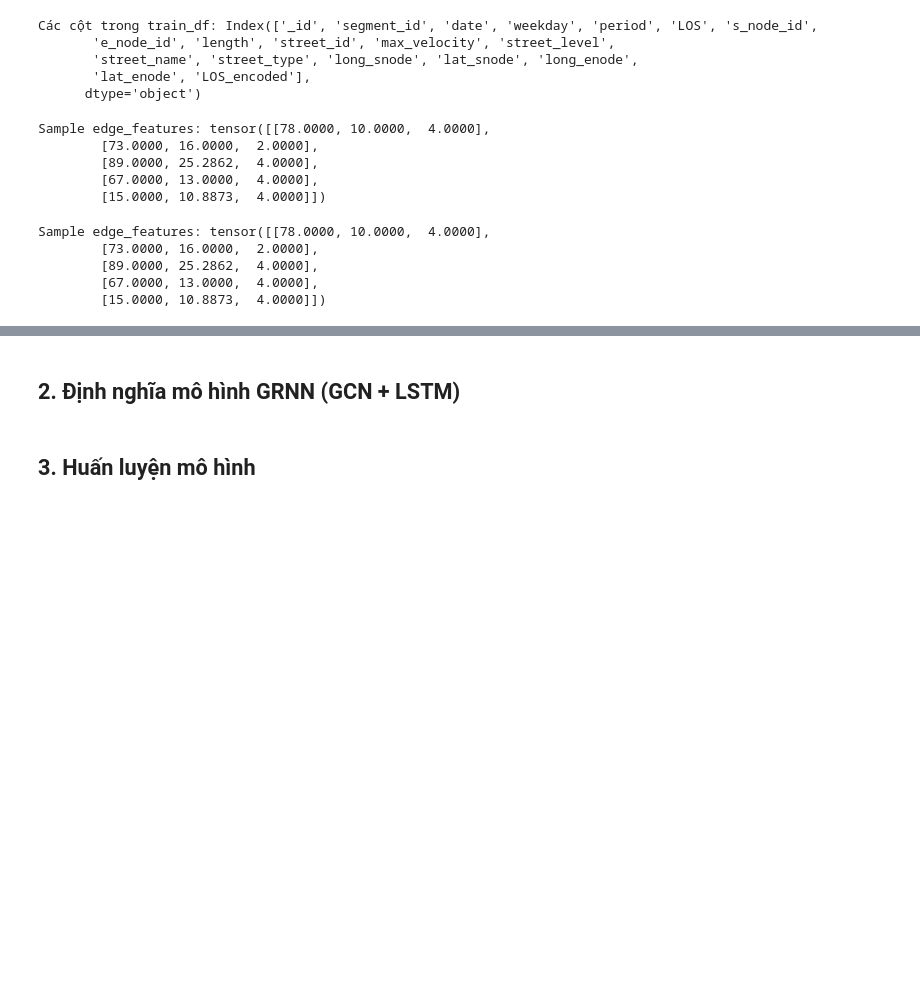
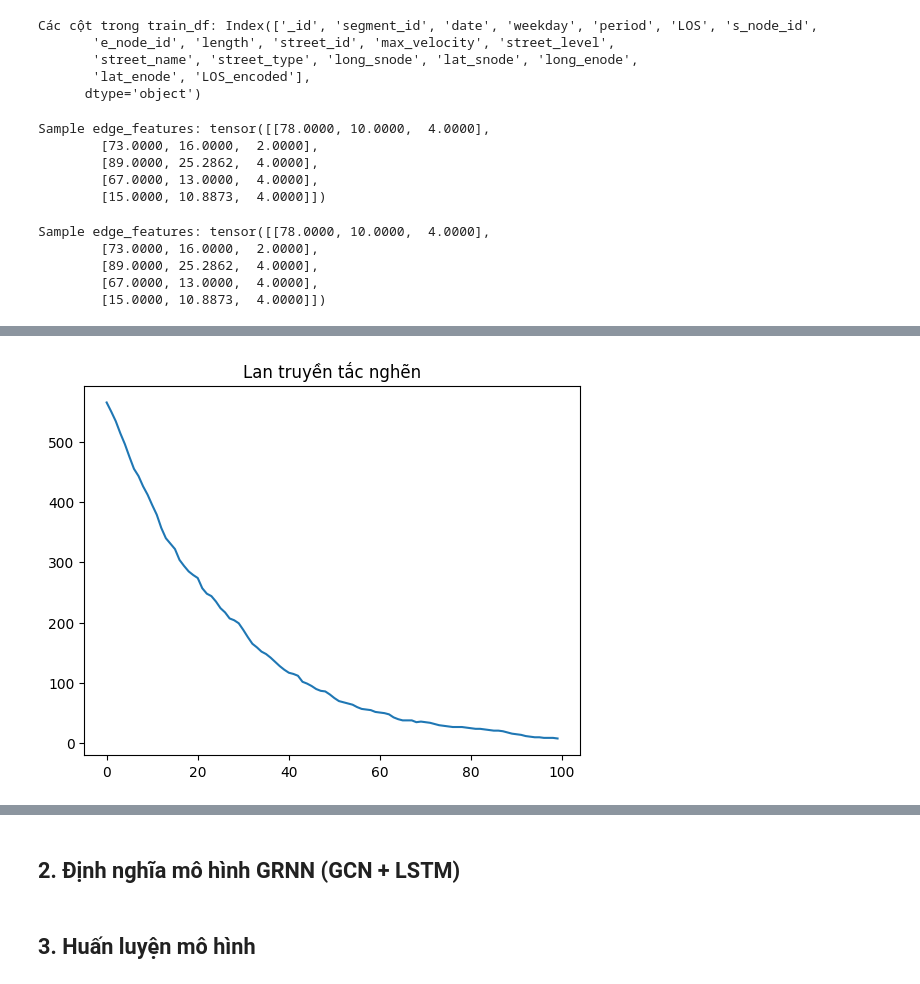
Before and after one commit to tri-chau/social-network, a Jupyter notebook: Code/traffic_predictions_GRNN_lstm_classification.ipynb, the cells around one changed output, grey strips where cells are left out. Cells and saved outputs as stored; diff of their text form; code cells hidden in the pictures; blank space fills up the shorter version.

Commit message:
feat: add calculating centrality

```diff
--- a/Code/traffic_predictions_GRNN_lstm_classification.ipynb
+++ b/Code/traffic_predictions_GRNN_lstm_classification.ipynb
@@ -263,3 +280,89 @@ Sample edge_features: tensor([[78.0000, 10.0000,  4.0000],
         [89.0000, 25.2862,  4.0000],
         [67.0000, 13.0000,  4.0000],
         [15.0000, 10.8873,  4.0000]])
+# %%
+from sklearn.metrics.pairwise import cosine_similarity
+import ndlib.models.ModelConfig as mc
+import ndlib.models.epidemics as ep
+from community import community_louvain
+import numpy as np
+# Tính đặc trưng đồ thị
+G = nx.Graph()
+for _, row in edge_index.iterrows():
+    G.add_edge(row['s_node_idx'], row['e_node_idx'])
+
+# Betweenness và Closeness
+betweenness_centrality = nx.betweenness_centrality(G)
+closeness_centrality = nx.closeness_centrality(G)
+top_5_betweenness = sorted(betweenness_centrality.items(), key=lambda x: x[1], reverse=True)[:5]
+top_5_closeness = sorted(closeness_centrality.items(), key=lambda x: x[1], reverse=True)[:5]
+center_node = max(closeness_centrality.items(), key=lambda x: x[1])[0]
+print("Top 5 Betweenness:", top_5_betweenness)
+print("Top 5 Closeness:", top_5_closeness)
+print("Node trung tâm:", center_node)
+
+# Tính Betweenness và Closeness cho cạnh
+edge_betweenness = {}
+edge_closeness = {}
+for u, v in G.edges():
+    # Betweenness centrality của cạnh
+    edge_betweenness[(u, v)] = (betweenness_centrality[u] + betweenness_centrality[v]) / 2
+    # Closeness centrality của cạnh
+    edge_closeness[(u, v)] = (closeness_centrality[u] + closeness_centrality[v]) / 2
+
+# Tính giá trị trung bình của Betweenness và Closeness trên toàn đồ thị
+avg_edge_betweenness = np.mean(list(edge_betweenness.values()))
+avg_edge_closeness = np.mean(list(edge_closeness.values()))
+print(f"\nBetweenness Centrality trung bình của đồ thị: {avg_edge_betweenness:.6f}")
+print(f"Closeness Centrality trung bình của đồ thị: {avg_edge_closeness:.6f}")
+
+# Lan truyền
+model_sir = ep.SIRModel(G)
+config = mc.Configuration()
+config.add_model_parameter('beta', 0.01)
+config.add_model_parameter('gamma', 0.05)
+for node in G.nodes():
+    connected_segments = edge_index[(edge_index['s_node_idx'] == node) | (edge_index['e_node_idx'] == node)]['segment_id']
+    # Kiểm tra xem có segment nào liên kết với node có LOS là 'E' hoặc 'F'
+    has_congestion = train_df[train_df['segment_id'].isin(connected_segments)]['LOS'].isin(['E', 'F']).any()
+    if has_congestion:
+        config.add_node_configuration('status', node, 'Infected')
+    else:
+        config.add_node_configuration('status', node, 'Susceptible')
+model_sir.set_initial_status(config)
+iterations = model_sir.iteration_bunch(100)
+congested_nodes = [it['node_count'][1] for it in iterations]
+max_congested = max(congested_nodes)
+print("Số tắc nghẽn tối đa:", max_congested)
+plt.plot(congested_nodes)
+plt.title("Lan truyền tắc nghẽn")
+plt.savefig("congestion_spread.png")
+plt.show()
+
+# Độ tương đồng
+try:
+    node_features_np = node_features.detach().numpy()
+except RuntimeError as e:
+    print("Error:", e)
+    print("Ensure NumPy is installed and accessible.")
+node_similarity = cosine_similarity(node_features_np)
+for i, node in enumerate(G.nodes()):
+    neighbors = list(G.neighbors(node))
+    if neighbors:
+        G.nodes[node]['similarity'] = np.mean([node_similarity[i, list(G.nodes).index(n)] for n in neighbors])
+    else:
+        G.nodes[node]['similarity'] = 0
+avg_similarity = np.mean([G.nodes[n]['similarity'] for n in G.nodes()])
+print("Độ tương đồng trung bình:", avg_similarity)
+plt.hist([G.nodes[n]['similarity'] for n in G.nodes()], bins=20)
+plt.title("Phân bố độ tương đồng")
+plt.savefig("node_similarity_histogram.png")
+plt.show()
+
+# Cộng đồng và Modularity
+partition = community_louvain.best_partition(G)
+modularity = community_louvain.modularity(partition, G)
+num_communities = len(set(partition.values()))
+print("Số cộng đồng:", num_communities)
+print("Modularity:", modularity)
+# %% [output]
@@ -265,0 +376 @@ Sample edge_features: tensor([[78.0000, 10.0000,  4.0000],
+[figure, added]
```
Also changed, not shown: parts of 8 cells of this notebook.
